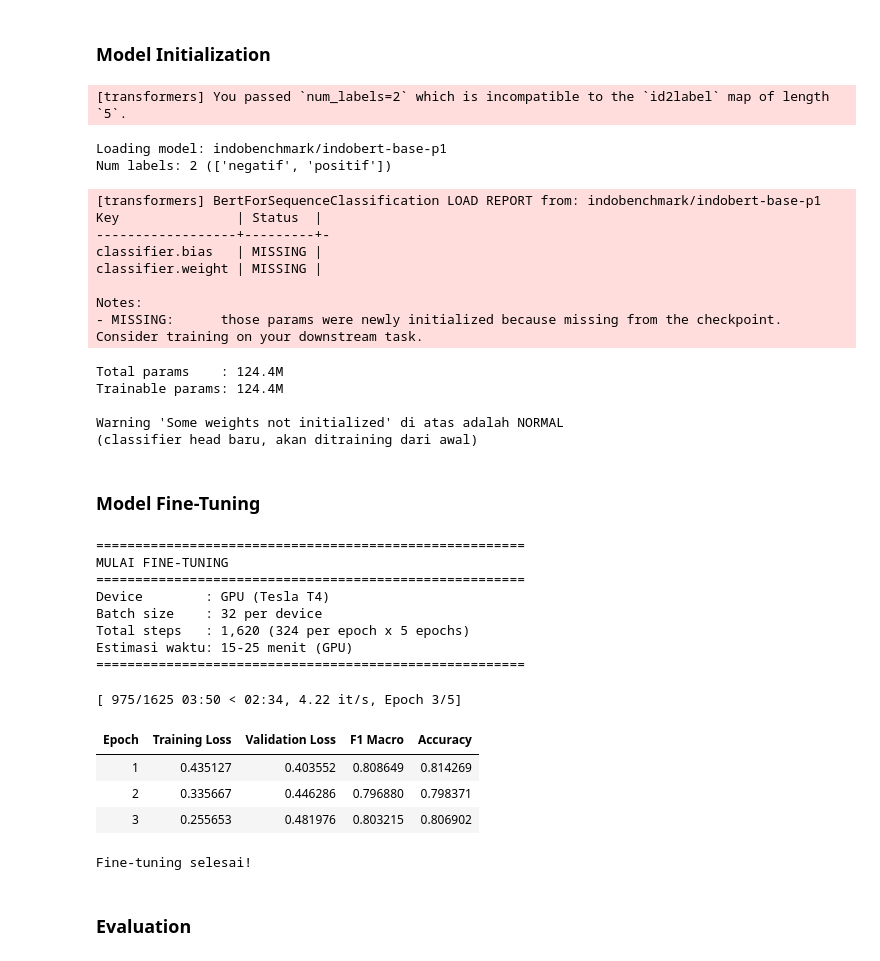
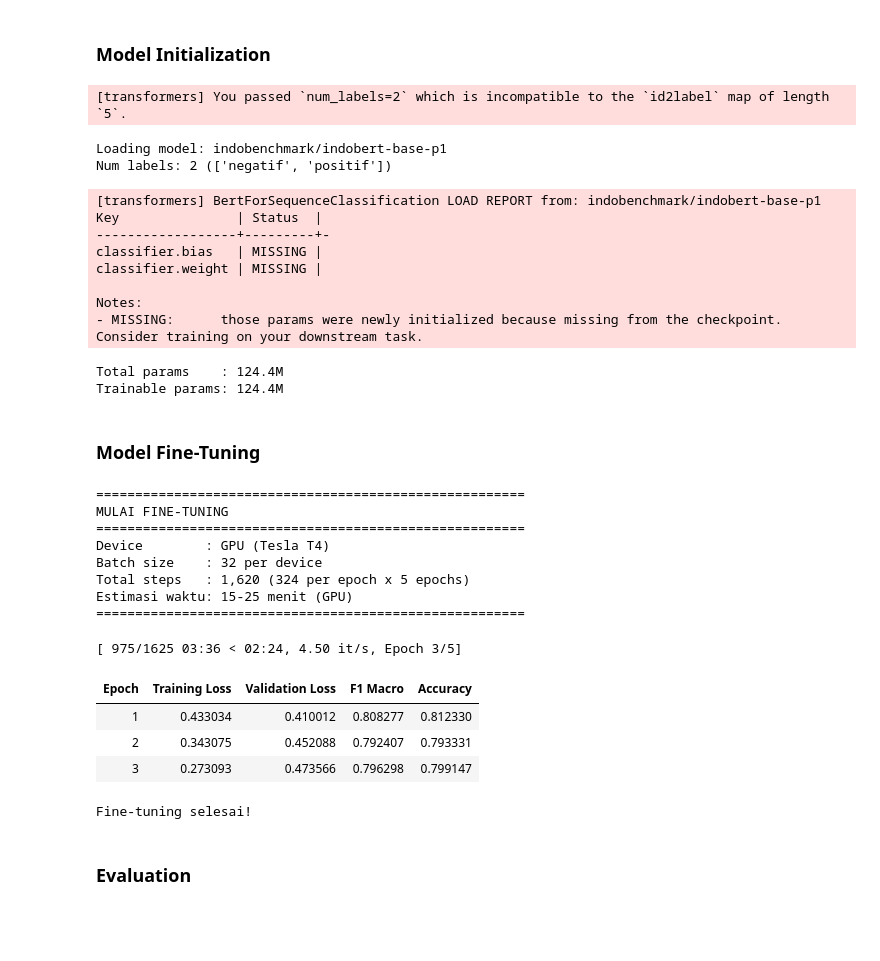
Before and after one commit to Arfwjn/IndoBERT-Research, a Jupyter notebook: Model/IndoBERT_Compression_Fase_2_Baseline_Fine_Tuning.ipynb, the cells around one changed output. Cells and saved outputs as stored; diff of their text form; code cells hidden in the pictures; blank space fills up the shorter version.

```diff
--- a/Model/IndoBERT_Compression_Fase_2_Baseline_Fine_Tuning.ipynb
+++ b/Model/IndoBERT_Compression_Fase_2_Baseline_Fine_Tuning.ipynb
@@ -162,6 +162,7 @@ model = AutoModelForSequenceClassification.from_pretrained(
     num_labels=2,
     id2label=id2label,
     label2id=label2id,
+    classifier_dropout=0.2,
     ignore_mismatched_sizes=True
 )
 
@@ -170,8 +171,6 @@ total_params     = sum(p.numel() for p in model.parameters()) / 1e6
 trainable_params = sum(p.numel() for p in model.parameters() if p.requires_grad) / 1e6
 print(f"\nTotal params    : {total_params:.1f}M")
 print(f"Trainable params: {trainable_params:.1f}M")
-print("\nWarning 'Some weights not initialized' di atas adalah NORMAL")
-print("(classifier head baru, akan ditraining dari awal)")
 # %% [output]
 [transformers] You passed `num_labels=2` which is incompatible to the `id2label` map of length `5`.
 Loading model: indobenchmark/indobert-base-p1
@@ -186,9 +185,6 @@ Notes:
 - MISSING:      those params were newly initialized because missing from the checkpoint. Consider training on your downstream task.
 Total params    : 124.4M
 Trainable params: 124.4M
-
-Warning 'Some weights not initialized' di atas adalah NORMAL
-(classifier head baru, akan ditraining dari awal)
 # %% [markdown]
 ### **Model Fine-Tuning**
 # %%
@@ -202,13 +198,15 @@ def compute_metrics(eval_pred):
     f1 = metric_f1.compute(
         predictions=predictions,
         references=labels,
-        average="macro"    # macro karena evaluasi per-kelas penting
+        average="macro"
     )
     acc = metric_acc.compute(predictions=predictions, references=labels)
     return {"f1_macro": f1["f1"], "accuracy": acc["accuracy"]}
 
+total_training_steps = 1620
+calculated_warmup_steps = int(0.10 * total_training_steps)
+
 # Training arguments
-# Dioptimalkan untuk Colab T4 GPU (16GB VRAM)
 training_args = TrainingArguments(
     output_dir=OUTPUT_DIR,
 
@@ -219,9 +217,9 @@ training_args = TrainingArguments(
     gradient_accumulation_steps=1 if USE_GPU else 4,
 
     # Optimizer
-    learning_rate=2e-5,
-    weight_decay=0.01,
-    warmup_steps=0.1,
+    learning_rate=1.5e-5,
+    weight_decay=0.05,
+    warmup_steps=calculated_warmup_steps,
 
     # Evaluasi & checkpoint
     eval_strategy="epoch",
@@ -247,37 +245,37 @@ trainer = Trainer(
     data_collator=data_collator,
     compute_metrics=compute_metrics,
     callbacks=[EarlyStoppingCallback(early_stopping_patience=2)]
 )
 
 # Estimasi waktu
 steps_per_epoch = len(tokenized["train"]) // training_args.per_device_train_batch_size
 total_steps = steps_per_epoch * training_args.num_train_epochs
 
 print(f"\n{'='*55}")
 print(f"MULAI FINE-TUNING")
 print(f"{'='*55}")
 print(f"Device        : {'GPU (' + torch.cuda.get_device_name(0) + ')' if USE_GPU else 'CPU'}")
 print(f"Batch size    : {training_args.per_device_train_batch_size} per device")
 print(f"Total steps   : {total_steps:,} ({steps_per_epoch} per epoch x 5 epochs)")
 print(f"Estimasi waktu: {'15-25 menit (GPU)' if USE_GPU else '2-4 jam (CPU)'}")
 print(f"{'='*55}\n")
 
 trainer.train()
 print("\nFine-tuning selesai!")
 # %% [output]
 =======================================================
 MULAI FINE-TUNING
 =======================================================
 Device        : GPU (Tesla T4)
 Batch size    : 32 per device
 Total steps   : 1,620 (324 per epoch x 5 epochs)
 Estimasi waktu: 15-25 menit (GPU)
 =======================================================
-[ 975/1625 03:50 < 02:34, 4.22 it/s, Epoch 3/5]
+[ 975/1625 03:36 < 02:24, 4.50 it/s, Epoch 3/5]
 | Epoch | Training Loss | Validation Loss | F1 Macro | Accuracy |
-| 1 | 0.435127 | 0.403552 | 0.808649 | 0.814269 |
-| 2 | 0.335667 | 0.446286 | 0.796880 | 0.798371 |
-| 3 | 0.255653 | 0.481976 | 0.803215 | 0.806902 |
+| 1 | 0.433034 | 0.410012 | 0.808277 | 0.812330 |
+| 2 | 0.343075 | 0.452088 | 0.792407 | 0.793331 |
+| 3 | 0.273093 | 0.473566 | 0.796298 | 0.799147 |
 Fine-tuning selesai!
 # %% [markdown]
 ### **Evaluation**
```
Also changed, not shown: parts of 2 cells of this notebook.
